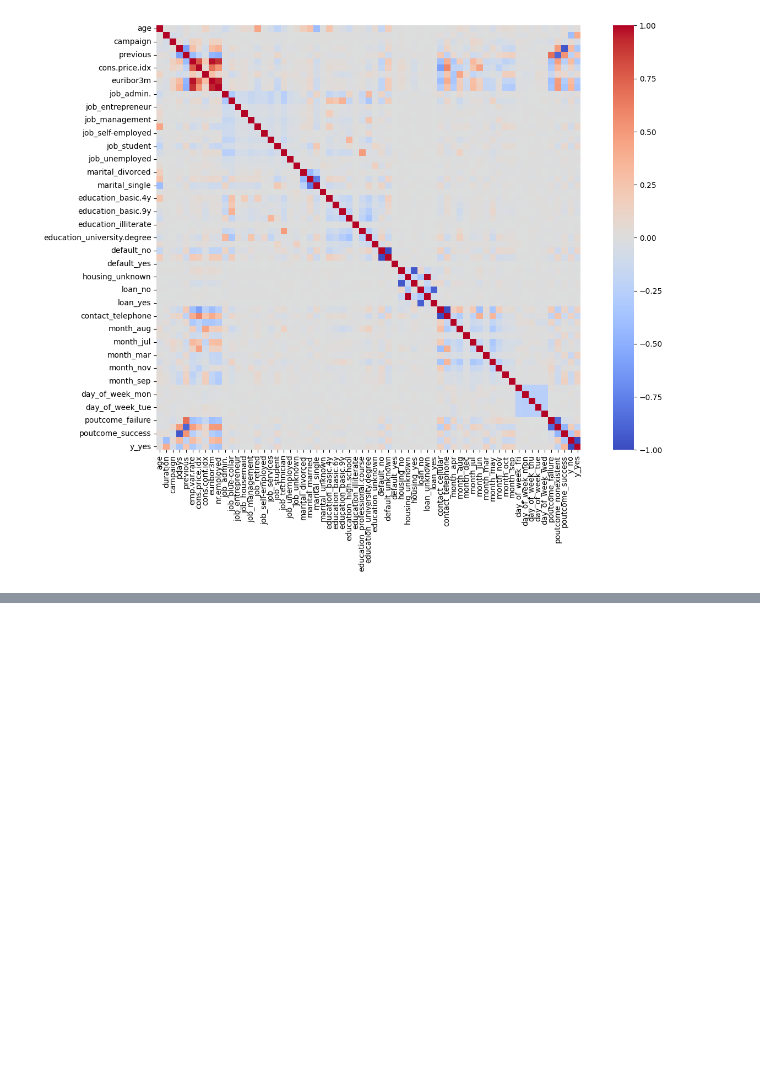
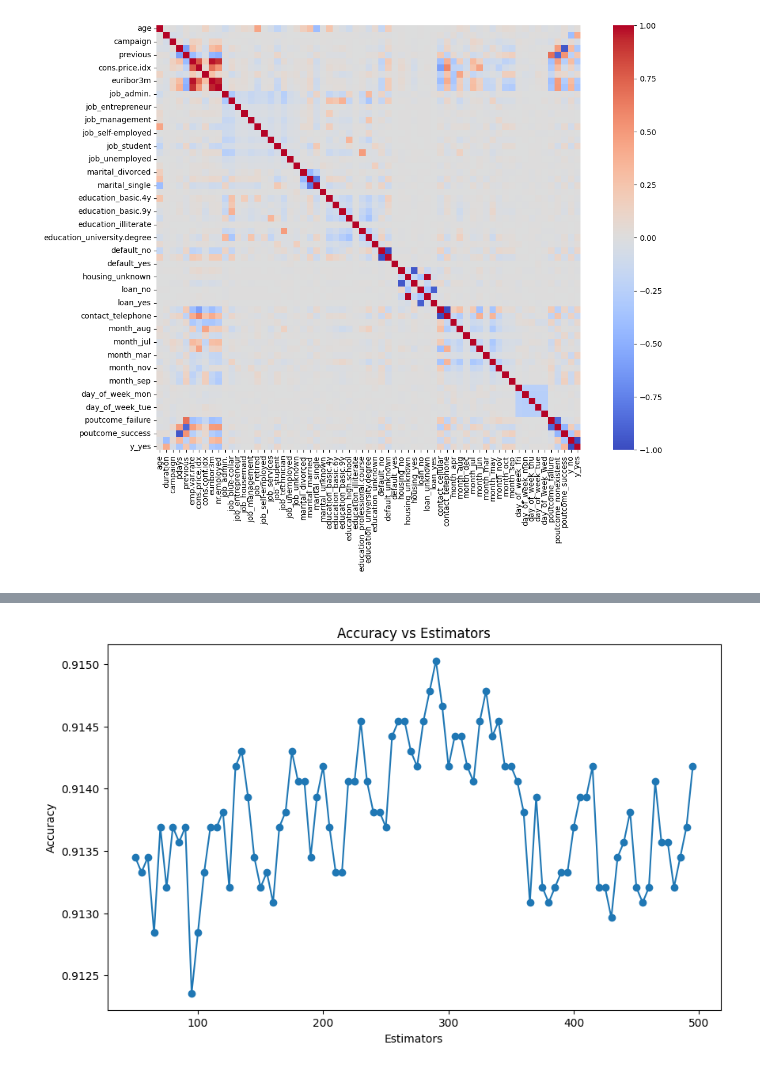
Before and after one commit to XIB1/machine_learning_course, a Jupyter notebook: project1/project1.ipynb, the cells around one changed output, grey strips where cells are left out. Cells and saved outputs as stored; diff of their text form; code cells hidden in the pictures; blank space fills up the shorter version.

Commit message:
lightgbm & randomforest implemented

```diff
--- a/project1/project1.ipynb
+++ b/project1/project1.ipynb
@@ -107,0 +213,8 @@ plt.show()
+# %%
+X = df_onehot.drop(['y'], axis=1)
+y = df_onehot['y']
+
+X_train, X_test, y_train, y_test = train_test_split(X, y, test_size=0.2, random_state=99)
+# %%
+rfc = RandomForestClassifier(n_estimators=100, random_state=99)
+rfc.fit(X_train, y_train)
@@ -107,0 +223,10 @@ plt.show()
+# %%
+stats = []
+for est in range(50, 500, 5):
+    rfc = RandomForestClassifier(n_estimators=est, random_state=99)
+    rfc.fit(X_train, y_train)
+    y_pred = rfc.predict(X_test)
+    stats.append([est, accuracy_score(y_test, y_pred), roc_auc_score(y_test, y_pred)])
+# %%
+s2 = pd.DataFrame(stats)
+s2.columns = ['estimators', 'accuracy', 'roc']
@@ -107,0 +242,9 @@ plt.show()
+# %%
+plt.figure(figsize=(10, 6))
+plt.plot(s2['estimators'], s2['accuracy'], marker='o')
+plt.title('Accuracy vs Estimators')
+plt.xlabel('Estimators')
+plt.ylabel('Accuracy')
+plt.show()
+# %% [output]
+[figure, added]
```
Also changed, not shown: parts of 19 cells of this notebook, 2 other files.
